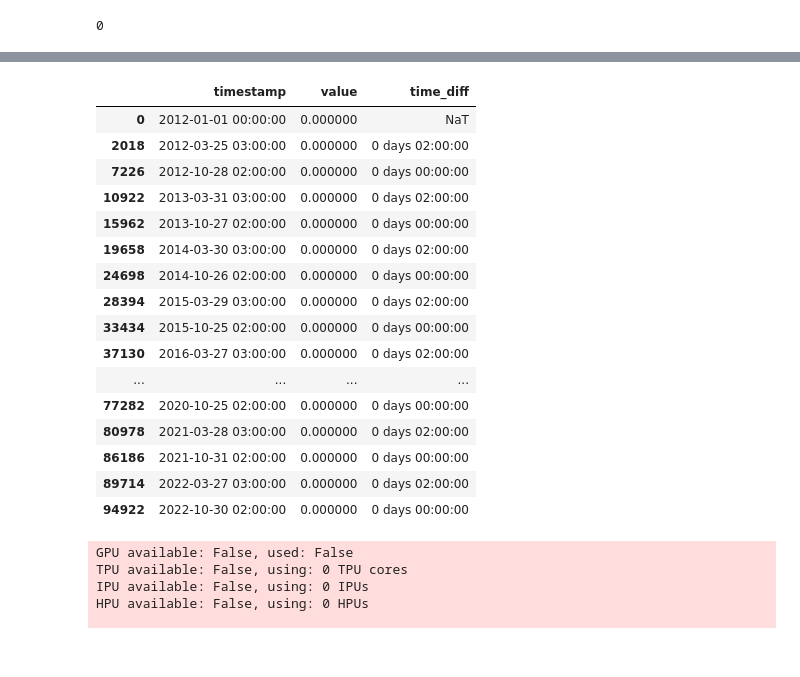
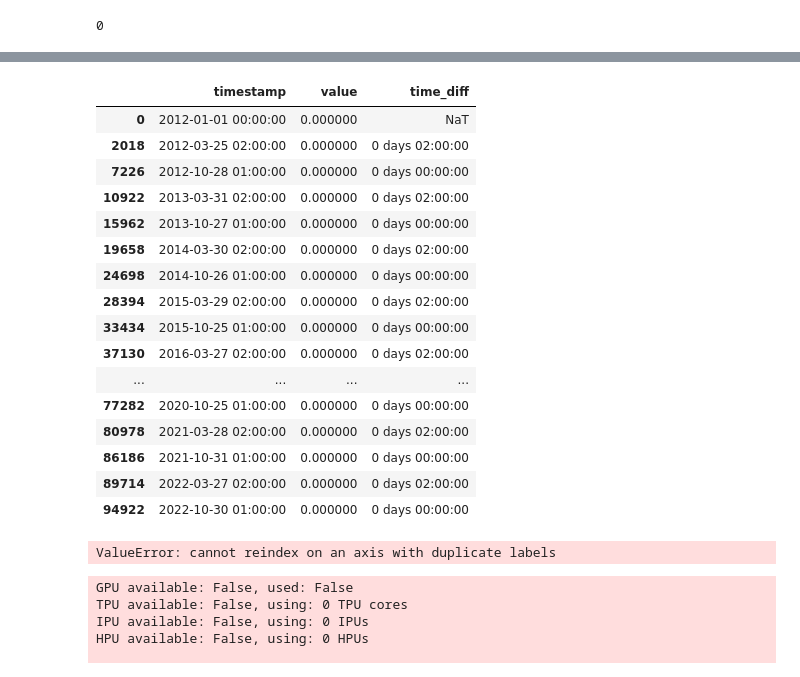
Before and after one commit to iffthomas/Axpo-Datathon-Challenge-2024, a Jupyter notebook: notebooks/spot_market.ipynb, the cells around one changed output, grey strips where cells are left out. Cells and saved outputs as stored; diff of their text form; code cells hidden in the pictures.

```diff
--- a/notebooks/spot_market.ipynb
+++ b/notebooks/spot_market.ipynb
@@ -55,3 +55,18 @@ freq = pd.infer_freq(pd_dataframe['timestamp'])
 
 #find the gaps in the timestep data column where the frequency is not hourly
 pd_dataframe['time_diff'] = pd_dataframe['timestamp'].diff()
+indexes_not_hourly = pd_dataframe[pd_dataframe["time_diff"] != pd.Timedelta('0 days 01:00:00')]
+indexes = indexes_not_hourly.index.tolist()
+
+
+for i in range(len(indexes)-1):
+    index = indexes[i]
+    end_index = indexes [i+1] if i+1 < len(indexes) else len(pd_dataframe)
+
+
+    if pd_dataframe.loc[index]["timestamp"].month == 3:
+        print(pd_dataframe.loc[index-1:index+1])
+        print(pd_dataframe.loc[end_index-1:end_index+1])
+
+        #shift from start_index to end_index the datetime by 1 hour and delete the where the time_diff is 0 days 00:00:00
+        pd_dataframe.loc[index:end_index, 'timestamp'] = pd_dataframe.loc[index:end_index, 'timestamp'] - pd.Timedelta('1 hours')
@@ -58,28 +111,27 @@ pd_dataframe['time_diff'] = pd_dataframe['timestamp'].diff()
 # %%
-pd_dataframe["time_diff"]
-
-#find the gaps where time diff is not hourly
 pd_dataframe[pd_dataframe["time_diff"] != pd.Timedelta('0 days 01:00:00')]
 # %% [output]
 |  | timestamp | value | time_diff |
 | 0 | 2012-01-01 00:00:00 | 0.000000 | NaT |
-| 2018 | 2012-03-25 03:00:00 | 0.000000 | 0 days 02:00:00 |
-| 7226 | 2012-10-28 02:00:00 | 0.000000 | 0 days 00:00:00 |
-| 10922 | 2013-03-31 03:00:00 | 0.000000 | 0 days 02:00:00 |
-| 15962 | 2013-10-27 02:00:00 | 0.000000 | 0 days 00:00:00 |
-| 19658 | 2014-03-30 03:00:00 | 0.000000 | 0 days 02:00:00 |
-| 24698 | 2014-10-26 02:00:00 | 0.000000 | 0 days 00:00:00 |
-| 28394 | 2015-03-29 03:00:00 | 0.000000 | 0 days 02:00:00 |
-| 33434 | 2015-10-25 02:00:00 | 0.000000 | 0 days 00:00:00 |
-| 37130 | 2016-03-27 03:00:00 | 0.000000 | 0 days 02:00:00 |
+| 2018 | 2012-03-25 02:00:00 | 0.000000 | 0 days 02:00:00 |
+| 7226 | 2012-10-28 01:00:00 | 0.000000 | 0 days 00:00:00 |
+| 10922 | 2013-03-31 02:00:00 | 0.000000 | 0 days 02:00:00 |
+| 15962 | 2013-10-27 01:00:00 | 0.000000 | 0 days 00:00:00 |
+| 19658 | 2014-03-30 02:00:00 | 0.000000 | 0 days 02:00:00 |
+| 24698 | 2014-10-26 01:00:00 | 0.000000 | 0 days 00:00:00 |
+| 28394 | 2015-03-29 02:00:00 | 0.000000 | 0 days 02:00:00 |
+| 33434 | 2015-10-25 01:00:00 | 0.000000 | 0 days 00:00:00 |
+| 37130 | 2016-03-27 02:00:00 | 0.000000 | 0 days 02:00:00 |
 | ... | ... | ... | ... |
-| 77282 | 2020-10-25 02:00:00 | 0.000000 | 0 days 00:00:00 |
-| 80978 | 2021-03-28 03:00:00 | 0.000000 | 0 days 02:00:00 |
-| 86186 | 2021-10-31 02:00:00 | 0.000000 | 0 days 00:00:00 |
-| 89714 | 2022-03-27 03:00:00 | 0.000000 | 0 days 02:00:00 |
-| 94922 | 2022-10-30 02:00:00 | 0.000000 | 0 days 00:00:00 |
+| 77282 | 2020-10-25 01:00:00 | 0.000000 | 0 days 00:00:00 |
+| 80978 | 2021-03-28 02:00:00 | 0.000000 | 0 days 02:00:00 |
+| 86186 | 2021-10-31 01:00:00 | 0.000000 | 0 days 00:00:00 |
+| 89714 | 2022-03-27 02:00:00 | 0.000000 | 0 days 02:00:00 |
+| 94922 | 2022-10-30 01:00:00 | 0.000000 | 0 days 00:00:00 |
 # %%
 series = TimeSeries.from_dataframe(pd_dataframe, "timestamp", "value", fill_missing_dates=True, freq='H')
+# %% [output]
+ValueError: cannot reindex on an axis with duplicate labels
 # %%
 #select the training and validation 20% is validation and last points
 train, val = series.split_after(0.8)
```
Also changed, not shown: parts of 2 cells of this notebook.
